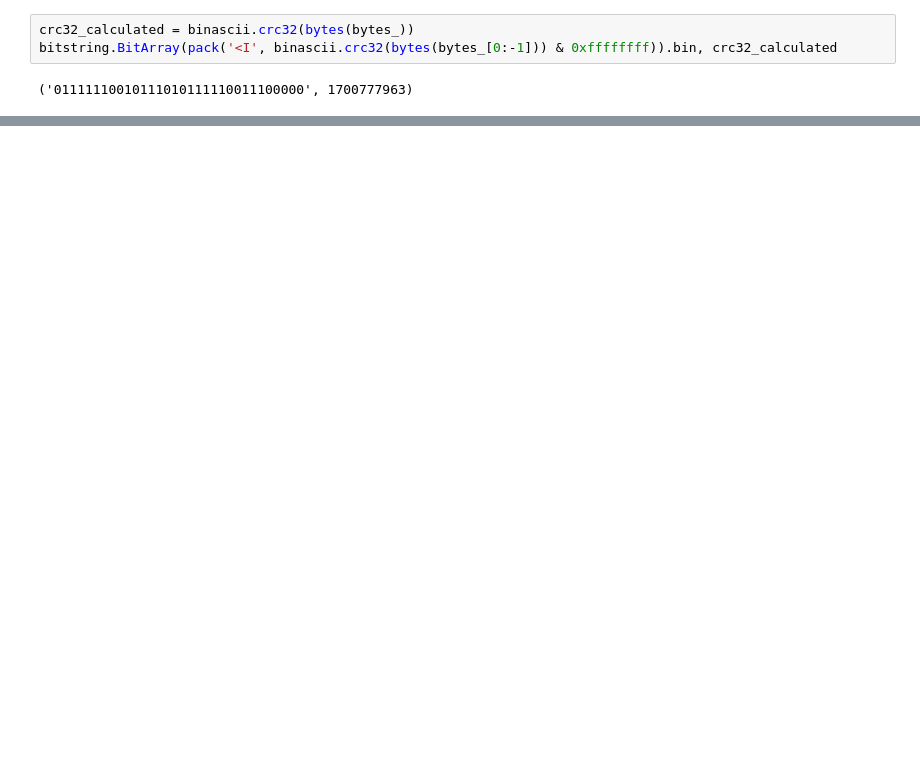
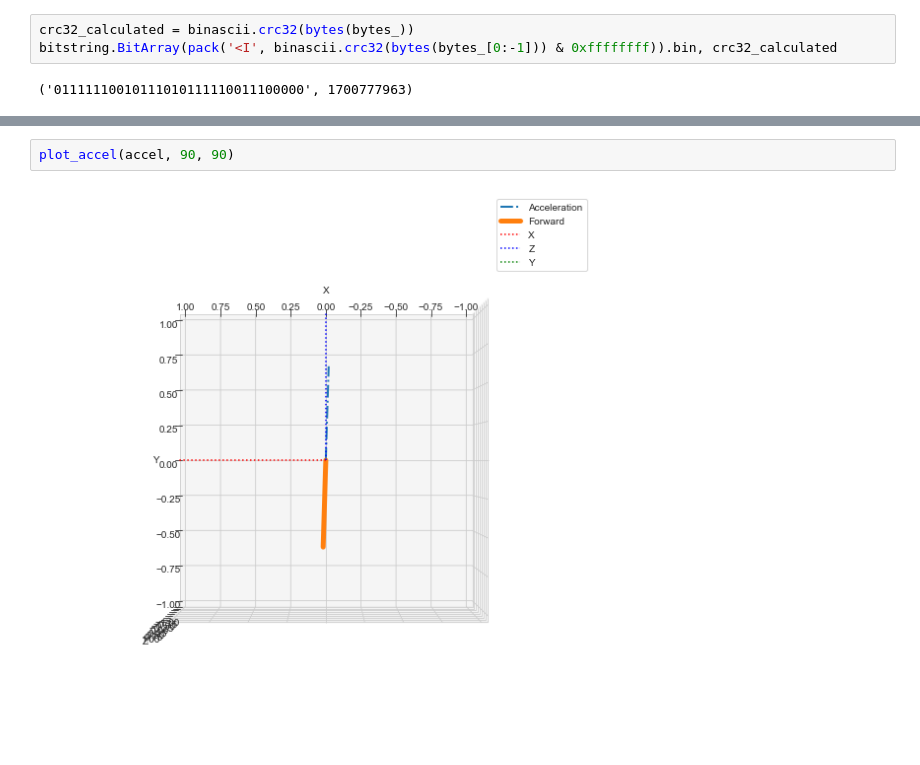
Before and after one commit to sunsided/lighthouse, a Jupyter notebook: simulation/Logic Analyzer.ipynb, the cells around one changed output, grey strips where cells are left out. Cells and saved outputs as stored; diff of their text form; blank space fills up the shorter version.

```diff
--- a/simulation/Logic Analyzer.ipynb
+++ b/simulation/Logic Analyzer.ipynb
@@ -555,0 +675,4 @@ values
+# %%
+plot_accel(accel, 90, 90)
+# %% [output]
+[figure, added]
```
Also changed, not shown: parts of 22 cells of this notebook, 3 other files.
